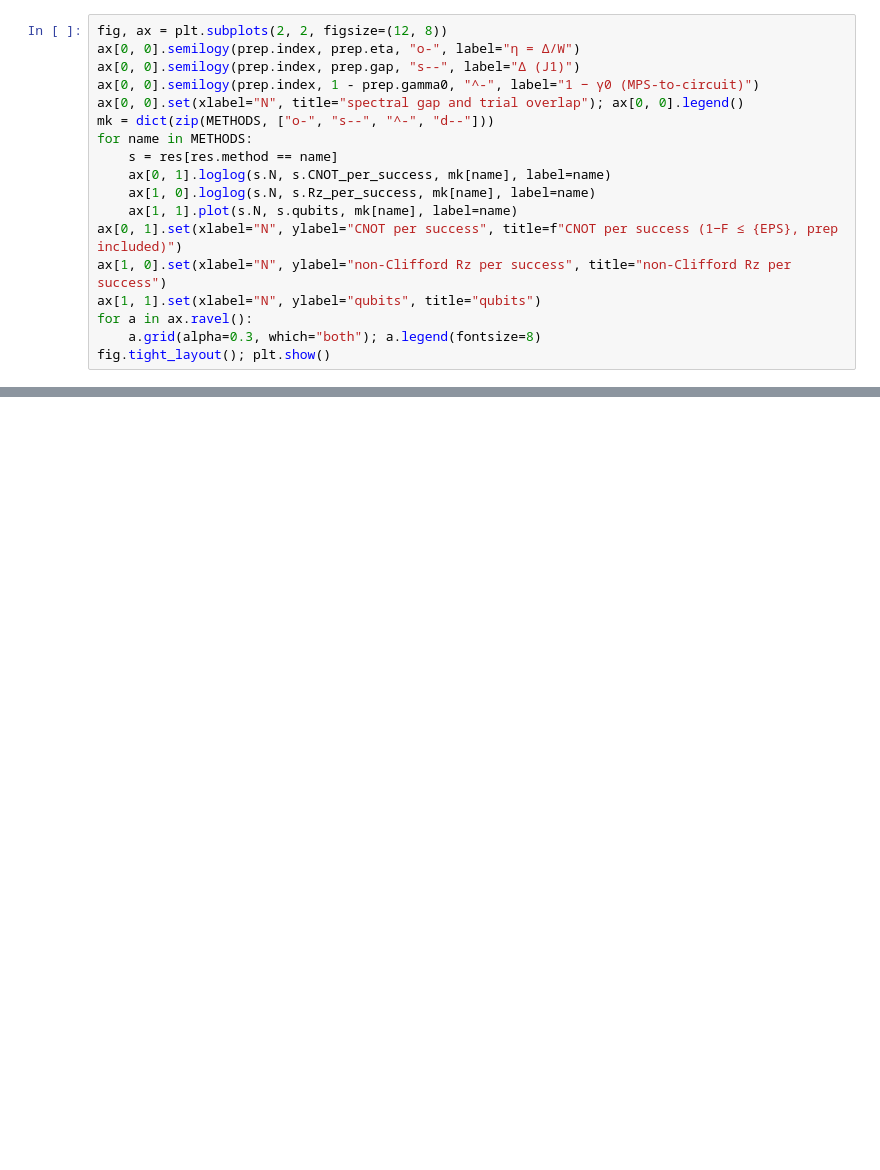
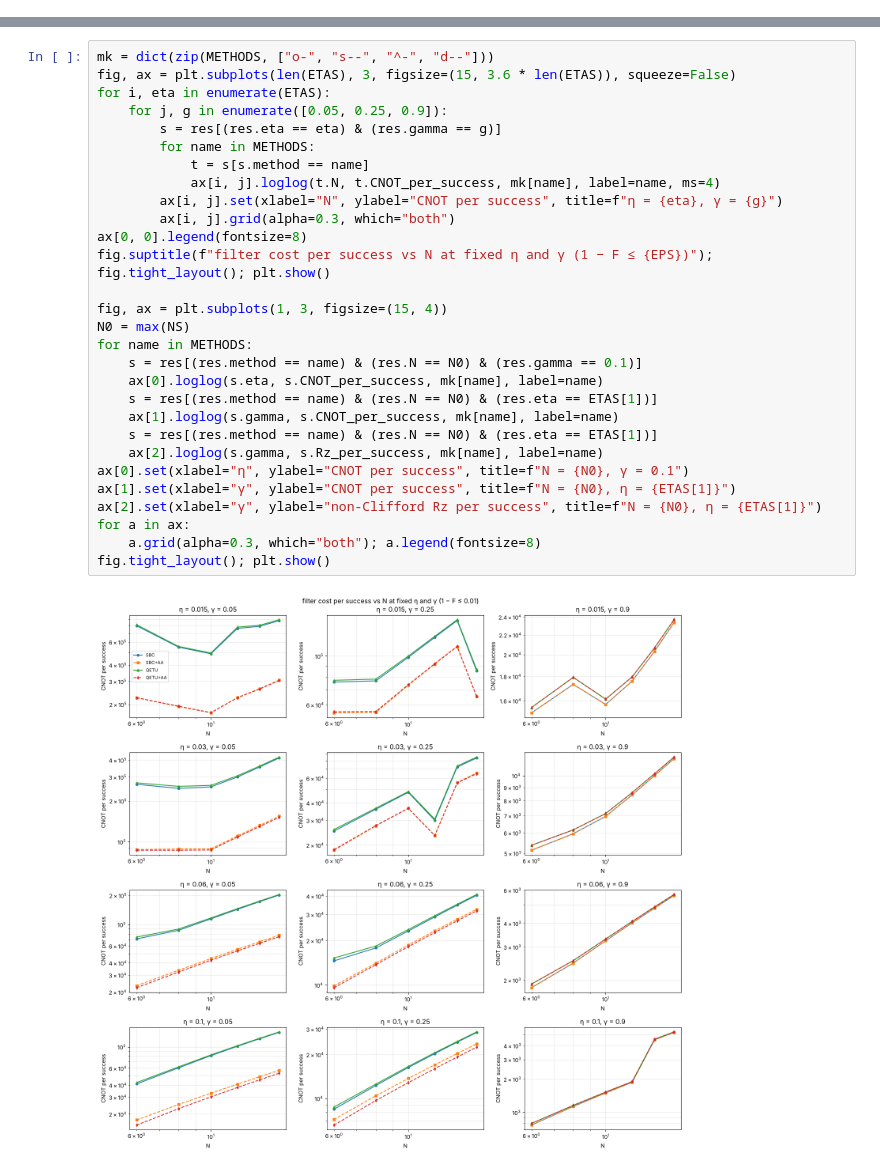
Before and after one commit to aaronseymour7/CLAUDE, a Jupyter notebook: ORNL/scaling_study.ipynb, the cells around one changed output, grey strips where cells are left out. Drawn from its saved outputs; the diff is of its cells as text; blank space fills up the shorter version.

```diff
--- a/ORNL/scaling_study.ipynb
+++ b/ORNL/scaling_study.ipynb
@@ -306,18 +335,0 @@ power-law fits  cost ≈ C · N^α  over N = [6, 8, 10, 12, 14, 16]
-# %%
-fig, ax = plt.subplots(2, 2, figsize=(12, 8))
-ax[0, 0].semilogy(prep.index, prep.eta, "o-", label="η = Δ/W")
-ax[0, 0].semilogy(prep.index, prep.gap, "s--", label="Δ (J1)")
-ax[0, 0].semilogy(prep.index, 1 - prep.gamma0, "^-", label="1 − γ0 (MPS-to-circuit)")
-ax[0, 0].set(xlabel="N", title="spectral gap and trial overlap"); ax[0, 0].legend()
-mk = dict(zip(METHODS, ["o-", "s--", "^-", "d--"]))
-for name in METHODS:
-    s = res[res.method == name]
-    ax[0, 1].loglog(s.N, s.CNOT_per_success, mk[name], label=name)
-    ax[1, 0].loglog(s.N, s.Rz_per_success, mk[name], label=name)
-    ax[1, 1].plot(s.N, s.qubits, mk[name], label=name)
-ax[0, 1].set(xlabel="N", ylabel="CNOT per success", title=f"CNOT per success (1−F ≤ {EPS}, prep included)")
-ax[1, 0].set(xlabel="N", ylabel="non-Clifford Rz per success", title="non-Clifford Rz per success")
-ax[1, 1].set(xlabel="N", ylabel="qubits", title="qubits")
-for a in ax.ravel():
-    a.grid(alpha=0.3, which="both"); a.legend(fontsize=8)
-fig.tight_layout(); plt.show()
@@ -325,0 +419,31 @@ fig.tight_layout(); plt.show()
+# %%
+mk = dict(zip(METHODS, ["o-", "s--", "^-", "d--"]))
+fig, ax = plt.subplots(len(ETAS), 3, figsize=(15, 3.6 * len(ETAS)), squeeze=False)
+for i, eta in enumerate(ETAS):
+    for j, g in enumerate([0.05, 0.25, 0.9]):
+        s = res[(res.eta == eta) & (res.gamma == g)]
+        for name in METHODS:
+            t = s[s.method == name]
+            ax[i, j].loglog(t.N, t.CNOT_per_success, mk[name], label=name, ms=4)
+        ax[i, j].set(xlabel="N", ylabel="CNOT per success", title=f"η = {eta}, γ = {g}")
+        ax[i, j].grid(alpha=0.3, which="both")
+ax[0, 0].legend(fontsize=8)
+fig.suptitle(f"filter cost per success vs N at fixed η and γ (1 − F ≤ {EPS})"); fig.tight_layout(); plt.show()
+
+fig, ax = plt.subplots(1, 3, figsize=(15, 4))
+N0 = max(NS)
+for name in METHODS:
+    s = res[(res.method == name) & (res.N == N0) & (res.gamma == 0.1)]
+    ax[0].loglog(s.eta, s.CNOT_per_success, mk[name], label=name)
+    s = res[(res.method == name) & (res.N == N0) & (res.eta == ETAS[1])]
+    ax[1].loglog(s.gamma, s.CNOT_per_success, mk[name], label=name)
+    s = res[(res.method == name) & (res.N == N0) & (res.eta == ETAS[1])]
+    ax[2].loglog(s.gamma, s.Rz_per_success, mk[name], label=name)
+ax[0].set(xlabel="η", ylabel="CNOT per success", title=f"N = {N0}, γ = 0.1")
+ax[1].set(xlabel="γ", ylabel="CNOT per success", title=f"N = {N0}, η = {ETAS[1]}")
+ax[2].set(xlabel="γ", ylabel="non-Clifford Rz per success", title=f"N = {N0}, η = {ETAS[1]}")
+for a in ax:
+    a.grid(alpha=0.3, which="both"); a.legend(fontsize=8)
+fig.tight_layout(); plt.show()
+# %% [output]
+[figure, added]
```
Also changed, not shown: parts of 19 cells of this notebook, 3 other files.
